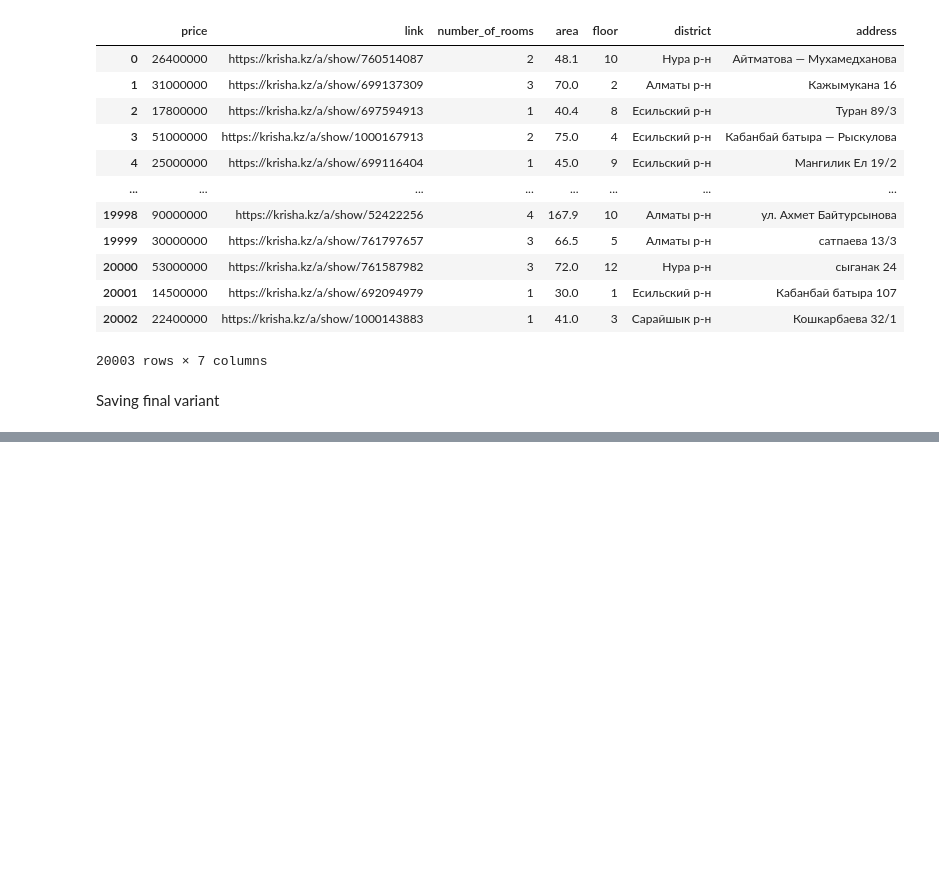
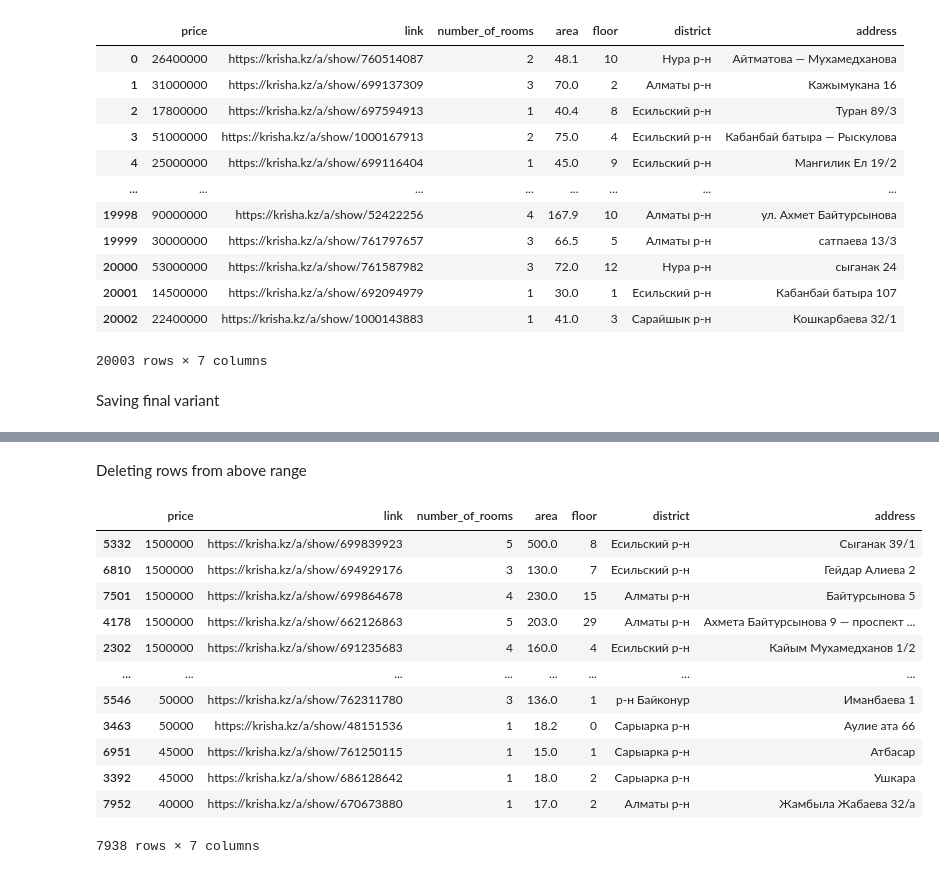
Before and after one commit to Altemir1/Housing-Market-Analysis-in-Astana, a Jupyter notebook: data-preparation.ipynb, the cells around one changed output, grey strips where cells are left out. Drawn from its saved outputs; the diff is of its cells as text; code cells hidden in the pictures; blank space fills up the shorter version.

```diff
--- a/data-preparation.ipynb
+++ b/data-preparation.ipynb
@@ -157,0 +256,25 @@ df.to_csv("astan_sale_cleaned_march_2025.csv", index=False)
+# %%
+valid_districts = ["Есильский р-н", "Алматы р-н", "Нура р-н", "Сарыарка р-н", "р-н Байконур", "Сарайшык р-н"]
+
+df = df[df["district"].isin(valid_districts)]
+# %% [markdown]
+Deleting rows from above range
+# %%
+treshold = df["price"].quantile(0.98)
+filtered_df = df[df["price"] <= treshold]
+sorted_df = filtered_df.sort_values(by="price", ascending=False)
+sorted_df
+# %% [output]
+|  | price | link | number_of_rooms | area | floor | district | address |
+| 5332 | 1500000 | https://krisha.kz/a/show/699839923 | 5 | 500.0 | 8 | Есильский р-н | Сыганак 39/1 |
+| 6810 | 1500000 | https://krisha.kz/a/show/694929176 | 3 | 130.0 | 7 | Есильский р-н | Гейдар Алиева 2 |
+| 7501 | 1500000 | https://krisha.kz/a/show/699864678 | 4 | 230.0 | 15 | Алматы р-н | Байтурсынова 5 |
+| 4178 | 1500000 | https://krisha.kz/a/show/662126863 | 5 | 203.0 | 29 | Алматы р-н | Ахмета Байтурсынова 9 — проспект ... |
+| 2302 | 1500000 | https://krisha.kz/a/show/691235683 | 4 | 160.0 | 4 | Есильский р-н | Кайым Мухамедханов 1/2 |
+| ... | ... | ... | ... | ... | ... | ... | ... |
+| 5546 | 50000 | https://krisha.kz/a/show/762311780 | 3 | 136.0 | 1 | р-н Байконур | Иманбаева 1 |
+| 3463 | 50000 | https://krisha.kz/a/show/48151536 | 1 | 18.2 | 0 | Сарыарка р-н | Аулие ата 66 |
+| 6951 | 45000 | https://krisha.kz/a/show/761250115 | 1 | 15.0 | 1 | Сарыарка р-н | Атбасар |
+| 3392 | 45000 | https://krisha.kz/a/show/686128642 | 1 | 18.0 | 2 | Сарыарка р-н | Ушкара |
+| 7952 | 40000 | https://krisha.kz/a/show/670673880 | 1 | 17.0 | 2 | Алматы р-н | Жамбыла Жабаева 32/а |
+7938 rows × 7 columns
```
Also changed, not shown: parts of 10 cells of this notebook, 3 other files.
